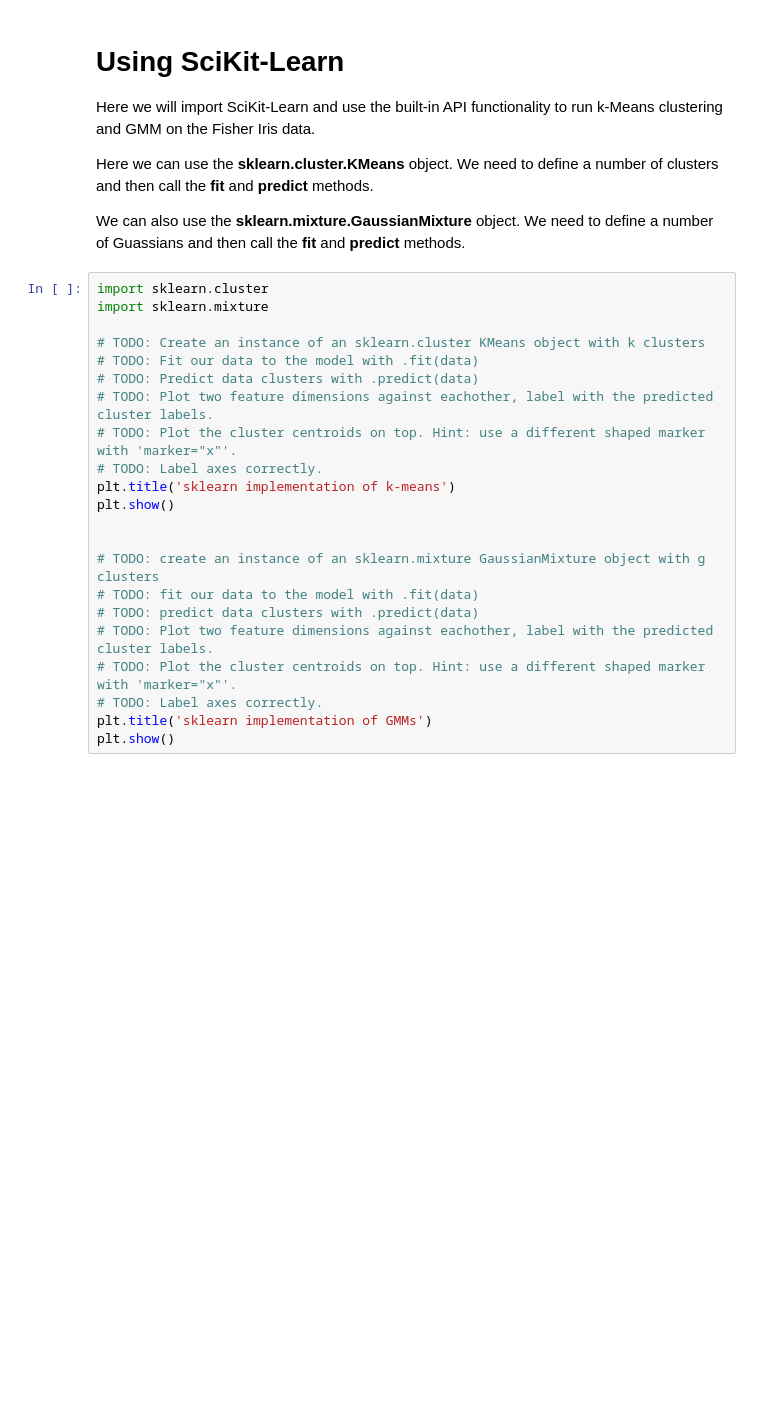
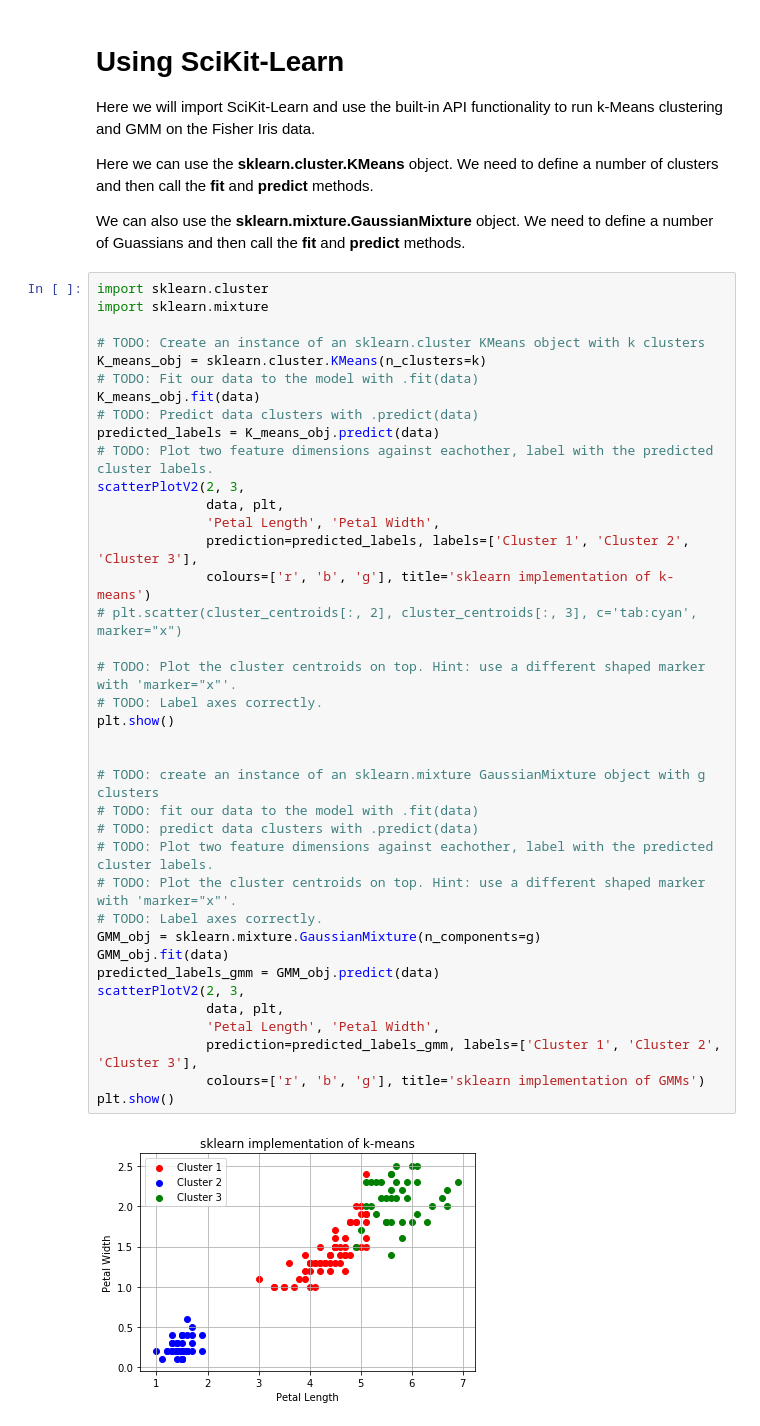
Before and after one commit to LuffyKing/BDML, a Jupyter notebook: BDML_lab2.ipynb, the cells around one changed output. Drawn from its saved outputs; the diff is of its cells as text; blank space fills up the shorter version.

```diff
--- a/BDML_lab2.ipynb
+++ b/BDML_lab2.ipynb
@@ -294,22 +376,40 @@ We can also use the <b>sklearn.mixture.GaussianMixture</b> object. We need to de
 # %%
 import sklearn.cluster
 import sklearn.mixture
 
 # TODO: Create an instance of an sklearn.cluster KMeans object with k clusters
+K_means_obj = sklearn.cluster.KMeans(n_clusters=k)
 # TODO: Fit our data to the model with .fit(data)
+K_means_obj.fit(data)
 # TODO: Predict data clusters with .predict(data)
+predicted_labels = K_means_obj.predict(data)
 # TODO: Plot two feature dimensions against eachother, label with the predicted cluster labels.
+scatterPlotV2(2, 3,
+              data, plt,
+              'Petal Length', 'Petal Width',
+              prediction=predicted_labels, labels=['Cluster 1', 'Cluster 2', 'Cluster 3'],
+              colours=['r', 'b', 'g'], title='sklearn implementation of k-means')
+# plt.scatter(cluster_centroids[:, 2], cluster_centroids[:, 3], c='tab:cyan', marker="x")
+
 # TODO: Plot the cluster centroids on top. Hint: use a different shaped marker with 'marker="x"'.
 # TODO: Label axes correctly.
-plt.title('sklearn implementation of k-means')
 plt.show()
 
 
 # TODO: create an instance of an sklearn.mixture GaussianMixture object with g clusters
 # TODO: fit our data to the model with .fit(data)
 # TODO: predict data clusters with .predict(data)
 # TODO: Plot two feature dimensions against eachother, label with the predicted cluster labels.
 # TODO: Plot the cluster centroids on top. Hint: use a different shaped marker with 'marker="x"'.
 # TODO: Label axes correctly.
-plt.title('sklearn implementation of GMMs')
+GMM_obj = sklearn.mixture.GaussianMixture(n_components=g)
+GMM_obj.fit(data)
+predicted_labels_gmm = GMM_obj.predict(data)
+scatterPlotV2(2, 3,
+              data, plt,
+              'Petal Length', 'Petal Width',
+              prediction=predicted_labels_gmm, labels=['Cluster 1', 'Cluster 2', 'Cluster 3'],
+              colours=['r', 'b', 'g'], title='sklearn implementation of GMMs')
 plt.show()
+# %% [output]
+[figure, added]
```
Also changed, not shown: parts of 6 cells of this notebook.
